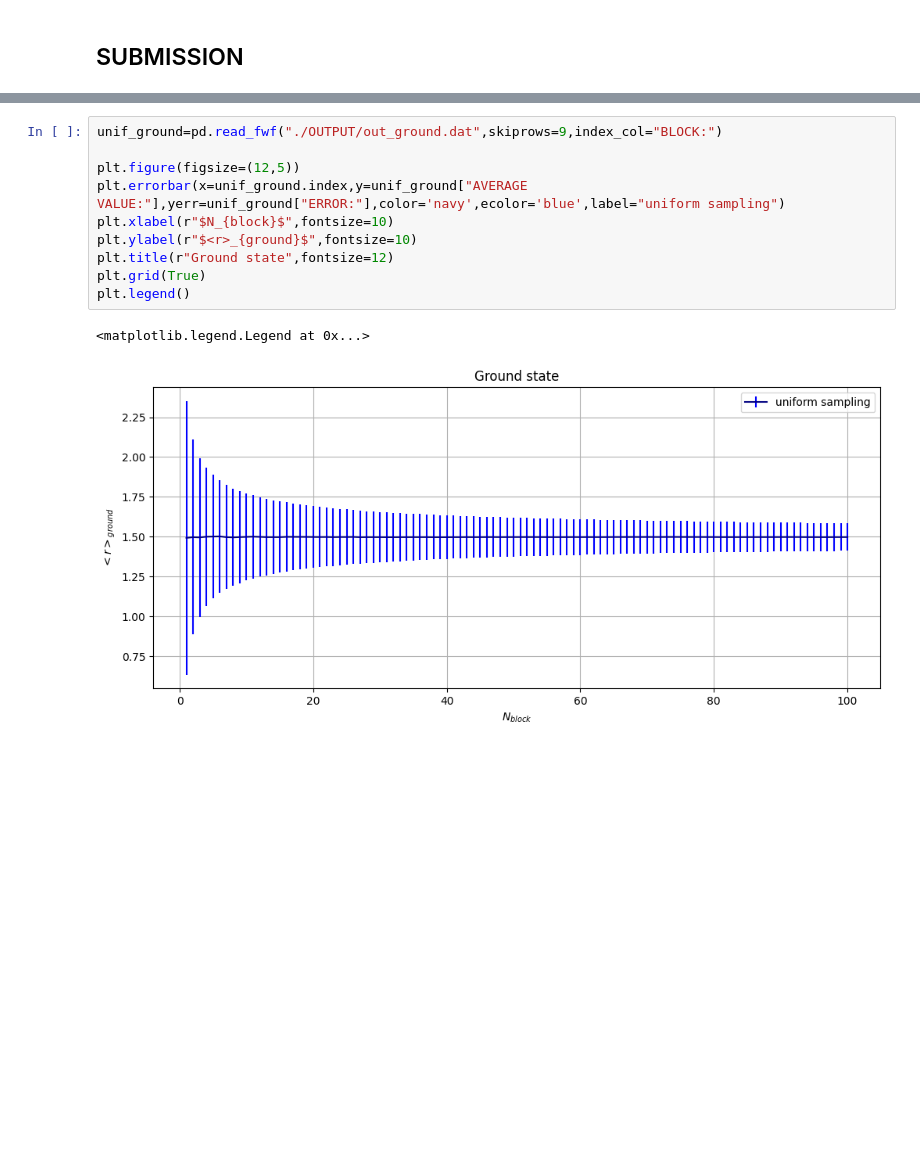
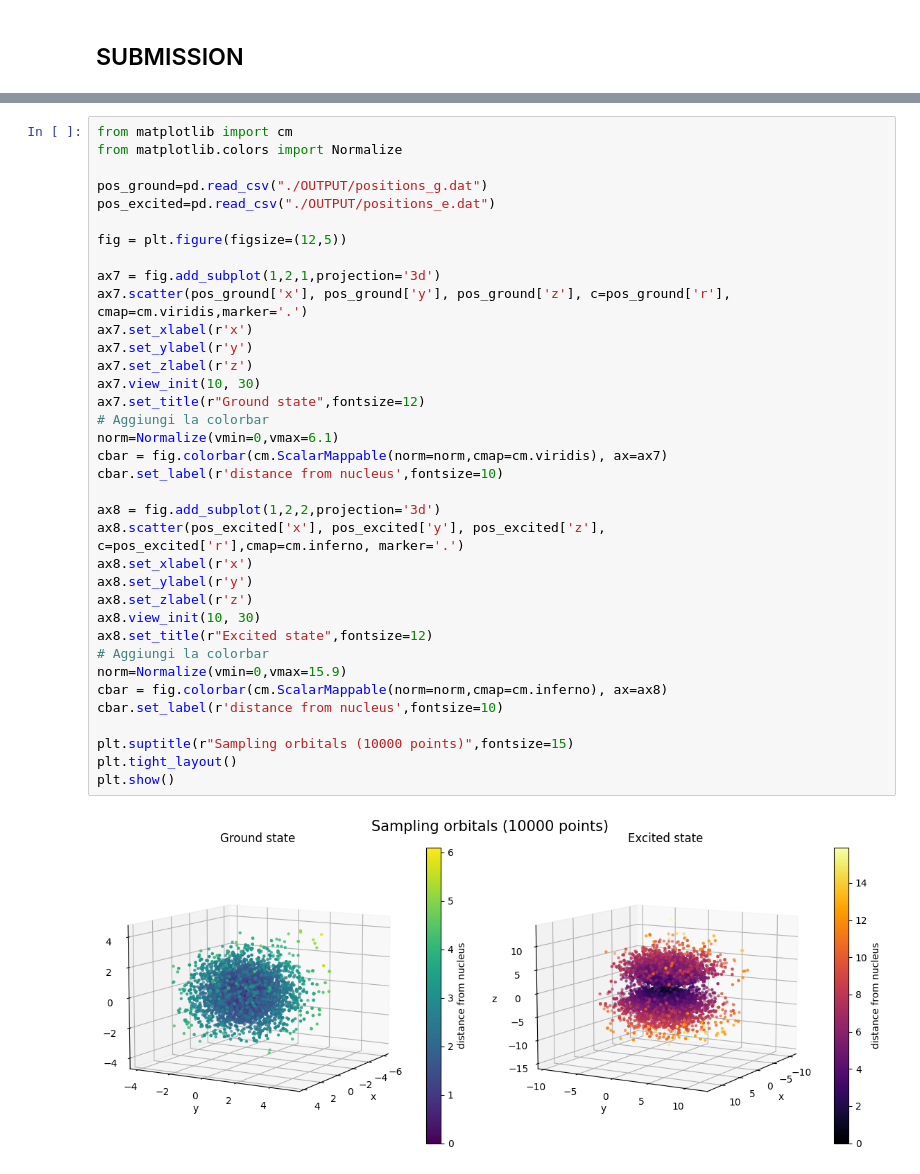
Before and after one commit to lazzerialberto/sim_numerica, a Jupyter notebook: lezione_5/LSN_Exercises_05.ipynb, the cells around one changed output, grey strips where cells are left out. Saved outputs shown, nothing was run; the diff lists cells and outputs as text; blank space fills up the shorter version.

```diff
--- a/lezione_5/LSN_Exercises_05.ipynb
+++ b/lezione_5/LSN_Exercises_05.ipynb
@@ -173,13 +173,38 @@ plt.show()
-# %%
-unif_ground=pd.read_fwf("./OUTPUT/out_ground.dat",skiprows=9,index_col="BLOCK:")
-
-plt.figure(figsize=(12,5))
-plt.errorbar(x=unif_ground.index,y=unif_ground["AVERAGE VALUE:"],yerr=unif_ground["ERROR:"],color='navy',ecolor='blue',label="uniform sampling")
-plt.xlabel(r"$N_{block}$",fontsize=10)
-plt.ylabel(r"$<r>_{ground}$",fontsize=10)
-plt.title(r"Ground state",fontsize=12)
-plt.grid(True)
-plt.legend()
-# %% [output]
-<matplotlib.legend.Legend at 0x...>
-[figure, removed]
+# %%
+from matplotlib import cm
+from matplotlib.colors import Normalize
+
+pos_ground=pd.read_csv("./OUTPUT/positions_g.dat")
+pos_excited=pd.read_csv("./OUTPUT/positions_e.dat")
+
+fig = plt.figure(figsize=(12,5))
+
+ax7 = fig.add_subplot(1,2,1,projection='3d')
+ax7.scatter(pos_ground['x'], pos_ground['y'], pos_ground['z'], c=pos_ground['r'], cmap=cm.viridis,marker='.')
+ax7.set_xlabel(r'x')
+ax7.set_ylabel(r'y')
+ax7.set_zlabel(r'z')
+ax7.view_init(10, 30)
+ax7.set_title(r"Ground state",fontsize=12)
+# Aggiungi la colorbar
+norm=Normalize(vmin=0,vmax=6.1)
+cbar = fig.colorbar(cm.ScalarMappable(norm=norm,cmap=cm.viridis), ax=ax7)
+cbar.set_label(r'distance from nucleus',fontsize=10)
+
+ax8 = fig.add_subplot(1,2,2,projection='3d')
+ax8.scatter(pos_excited['x'], pos_excited['y'], pos_excited['z'], c=pos_excited['r'],cmap=cm.inferno, marker='.')
+ax8.set_xlabel(r'x')
+ax8.set_ylabel(r'y')
+ax8.set_zlabel(r'z')
+ax8.view_init(10, 30)
+ax8.set_title(r"Excited state",fontsize=12)
+# Aggiungi la colorbar
+norm=Normalize(vmin=0,vmax=15.9)
+cbar = fig.colorbar(cm.ScalarMappable(norm=norm,cmap=cm.inferno), ax=ax8)
+cbar.set_label(r'distance from nucleus',fontsize=10)
+
+plt.suptitle(r"Sampling orbitals (10000 points)",fontsize=15)
+plt.tight_layout()
+plt.show()
+# %% [output]
+[figure, added]
```
Also changed, not shown: parts of 3 cells of this notebook, 6 other files.
